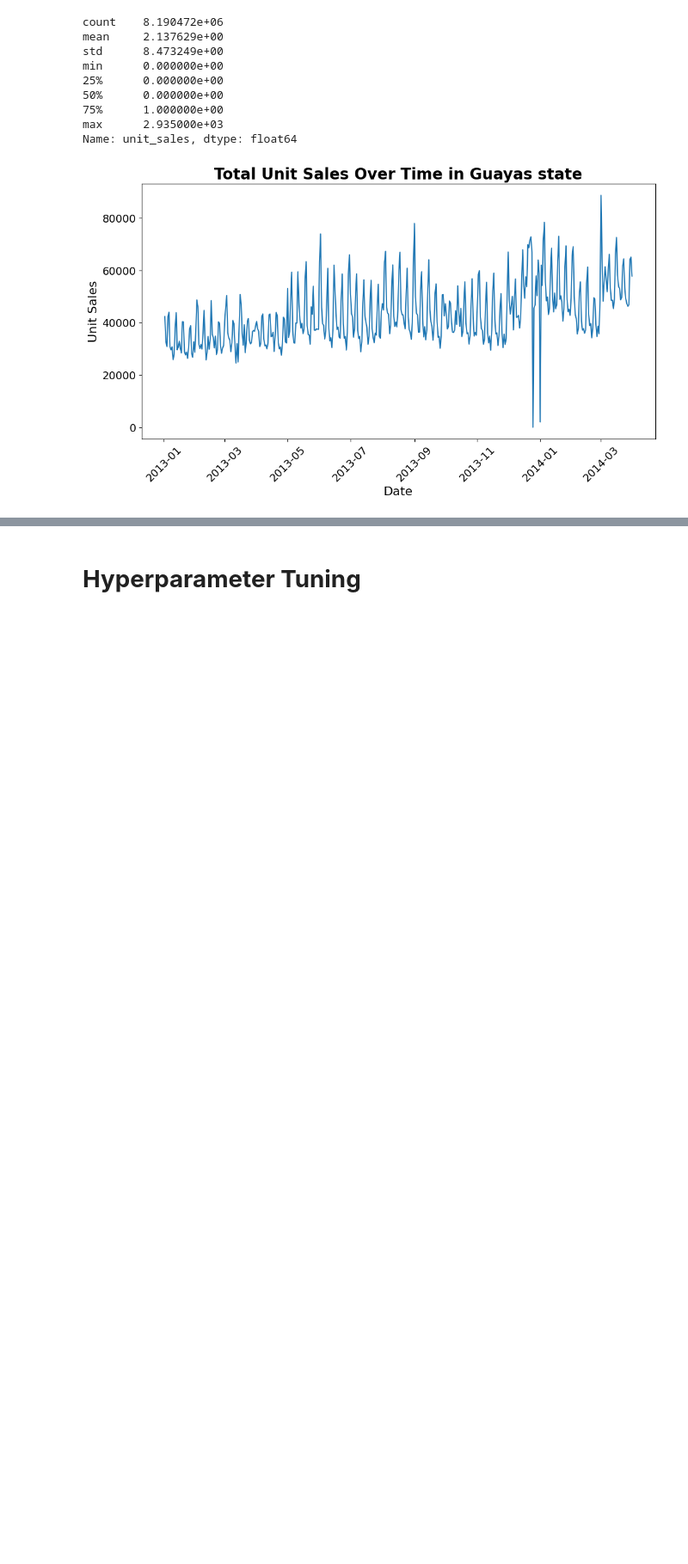
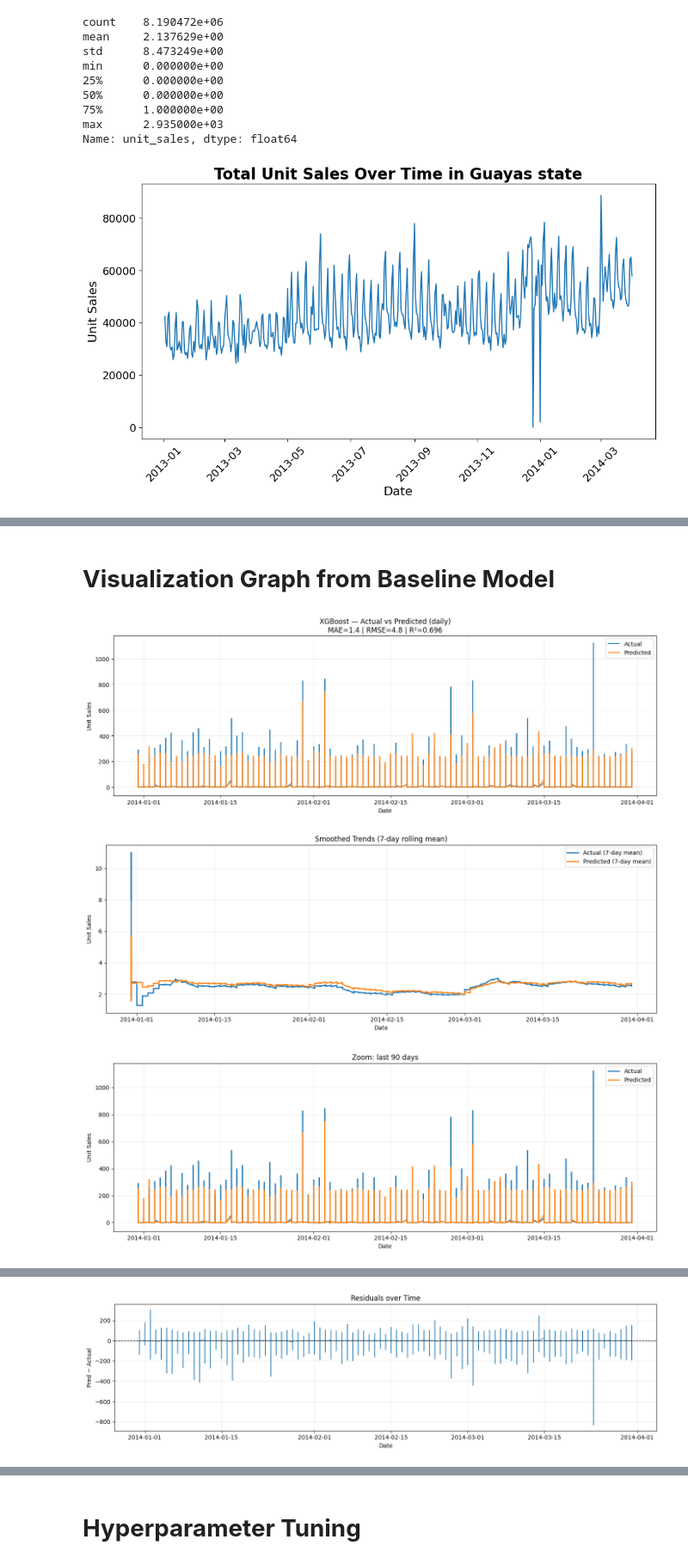
Before and after one commit to Thofa90/Project_Retail_Demand_Forecasting, a Jupyter notebook: XGBOOST_Model.ipynb, the cells around one changed output, grey strips where cells are left out. Shown: that part at 86% size. Cells and saved outputs as stored; diff of their text form; code cells hidden in the pictures; blank space fills up the shorter version.

```diff
--- a/XGBOOST_Model.ipynb
+++ b/XGBOOST_Model.ipynb
@@ -302,0 +270,75 @@ plt.show()
+# %% [markdown]
+# **Visualization Graph from Baseline Model**
+# %%
+import numpy as np
+import pandas as pd
+import matplotlib.pyplot as plt
+from sklearn.metrics import mean_absolute_error, mean_squared_error, r2_score
+
+# ---------- Metrics (nice to annotate on the plots) ----------
+mae  = mean_absolute_error(y_test, y_pred)
+rmse = np.sqrt(mean_squared_error(y_test, y_pred))
+r2   = r2_score(y_test, y_pred)
+
+# Make a DataFrame for convenience
+dfp = pd.DataFrame(
+    {"actual": y_test.values, "pred": y_pred},
+    index=pd.to_datetime(y_test.index)
+).sort_index()
+
+# Optional smoothing to de-noise (weekly rolling mean)
+dfp_sm = dfp.rolling("7D").mean()
+
+# ---------- 1) Clean time-series lines ----------
+plt.figure(figsize=(14,5))
+plt.plot(dfp.index, dfp["actual"], label="Actual", linewidth=1.5)
+plt.plot(dfp.index, dfp["pred"],   label="Predicted", linewidth=1.8, alpha=0.9)
+plt.title(f"XGBoost — Actual vs Predicted (daily)\nMAE={mae:.1f} | RMSE={rmse:.1f} | R²={r2:.3f}")
+plt.xlabel("Date"); plt.ylabel("Unit Sales")
+plt.grid(True, alpha=0.25); plt.legend()
+plt.tight_layout(); plt.show()
+
+# ---------- 2) Smoothed view (weekly rolling mean) ----------
+plt.figure(figsize=(14,5))
+plt.plot(dfp_sm.index, dfp_sm["actual"], label="Actual (7-day mean)", linewidth=2)
+plt.plot(dfp_sm.index, dfp_sm["pred"],   label="Predicted (7-day mean)", linewidth=2)
+plt.title("Smoothed Trends (7-day rolling mean)")
+plt.xlabel("Date"); plt.ylabel("Unit Sales")
+plt.grid(True, alpha=0.25); plt.legend()
+plt.tight_layout(); plt.show()
+
+# ---------- 3) Zoom last 90 days ----------
+zoom_start = dfp.index.max() - pd.Timedelta(days=90)
+dfz = dfp.loc[zoom_start:]
+plt.figure(figsize=(14,5))
+plt.plot(dfz.index, dfz["actual"], label="Actual", linewidth=1.8)
+plt.plot(dfz.index, dfz["pred"],   label="Predicted", linewidth=1.8)
+plt.title("Zoom: last 90 days")
+plt.xlabel("Date"); plt.ylabel("Unit Sales")
+plt.grid(True, alpha=0.25); plt.legend()
+plt.tight_layout(); plt.show()
+
+# ---------- 4) Parity plot (ŷ vs y) ----------
+lims = [0, max(dfp.values.max(), 1)]  # simple limits
+plt.figure(figsize=(6,6))
+plt.scatter(dfp["actual"], dfp["pred"], s=18, alpha=0.6)
+plt.plot(lims, lims, "k--", lw=1.5)
+plt.xlim(lims); plt.ylim(lims)
+plt.title("Parity Plot — Predicted vs Actual")
+plt.xlabel("Actual"); plt.ylabel("Predicted")
+plt.grid(True, alpha=0.25)
+plt.tight_layout(); plt.show()
+
+# ---------- 5) Residuals over time ----------
+resid = dfp["pred"] - dfp["actual"]
+plt.figure(figsize=(14,4))
+plt.plot(dfp.index, resid, linewidth=1)
+plt.axhline(0, color="k", ls="--", lw=1)
+plt.title("Residuals over Time")
+plt.xlabel("Date"); plt.ylabel("Pred − Actual")
+plt.grid(True, alpha=0.25)
+plt.tight_layout(); plt.show()
+# %% [output]
+[figure, added]
+[figure, added]
+[figure, added]
@@ -302,0 +346 @@ plt.show()
+[figure, added]
```
Also changed, not shown: parts of 36 cells of this notebook, 17 other files.
